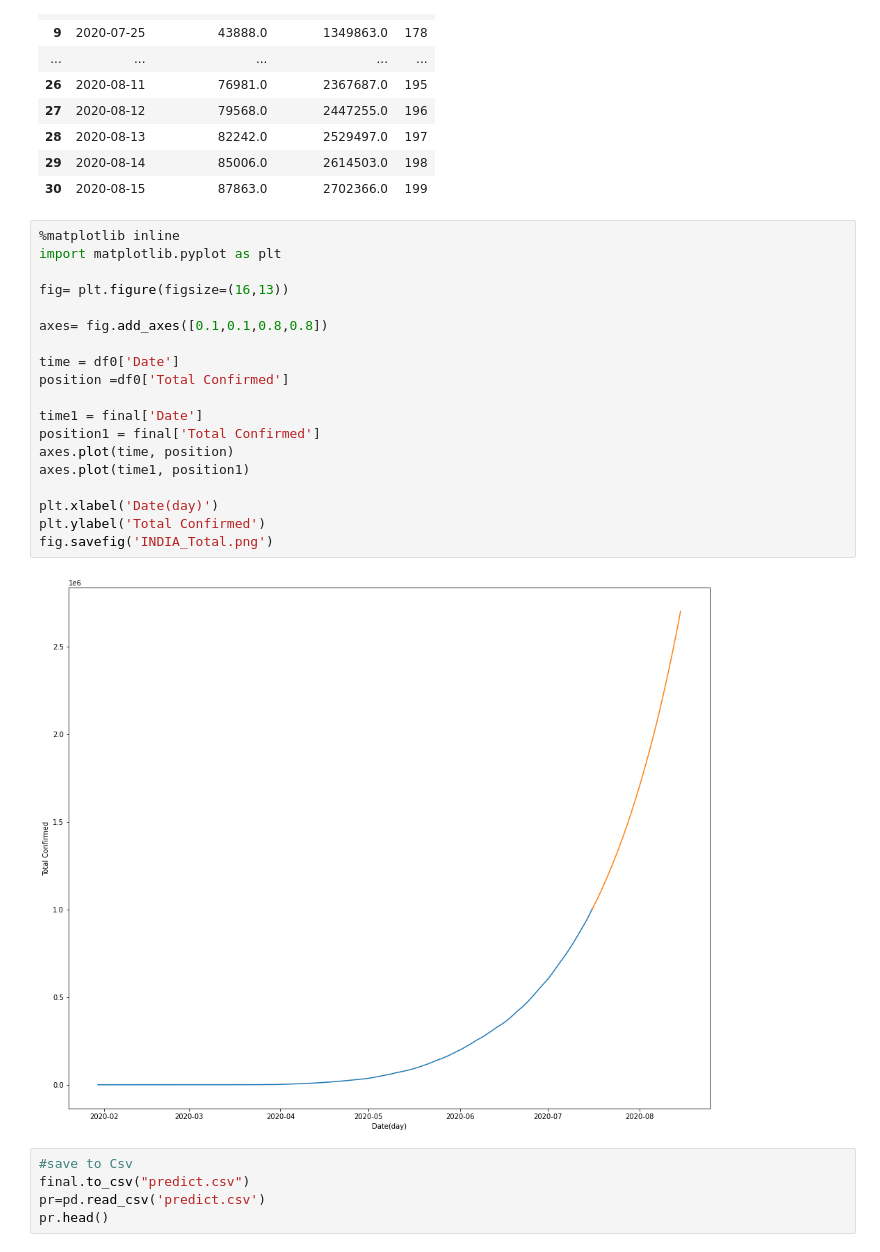
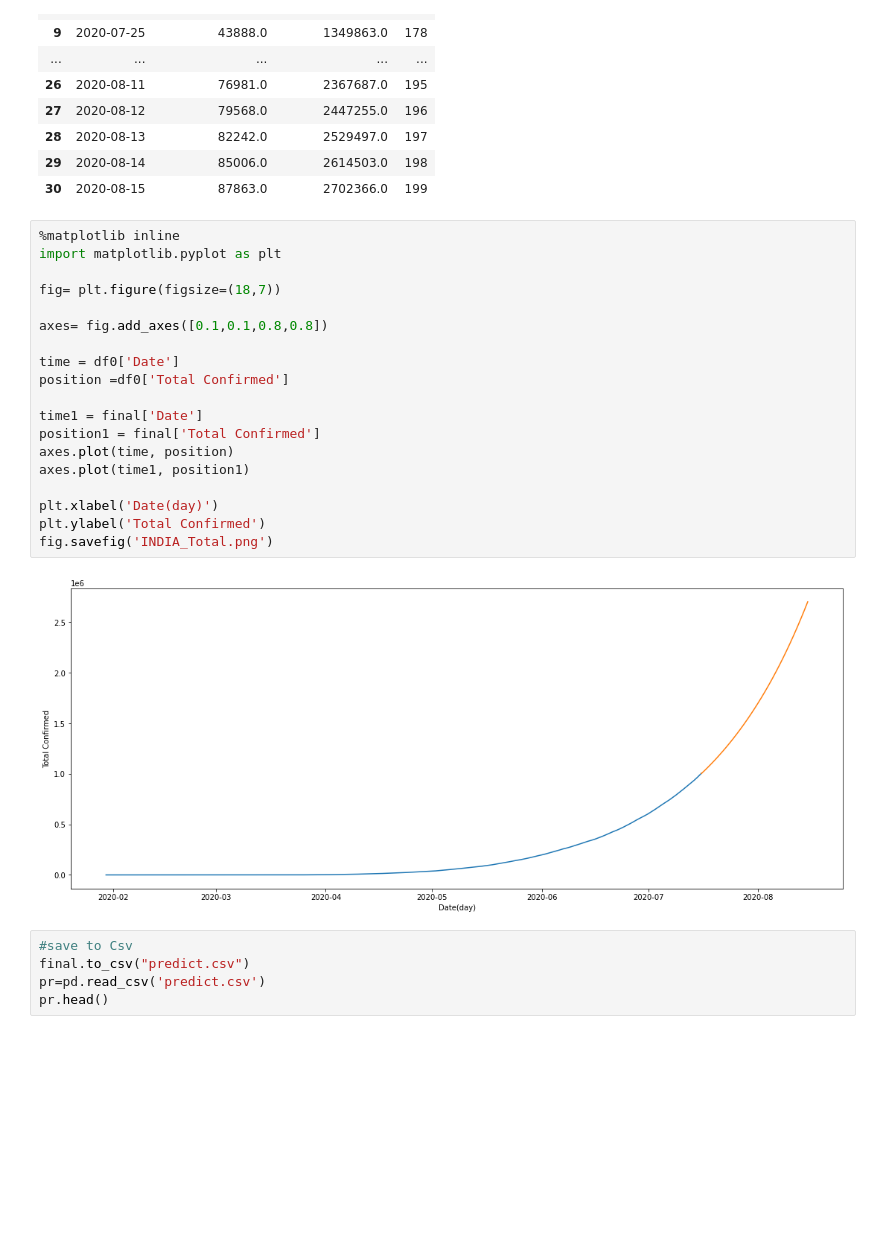
Before and after one commit to skbhere/COVID-19-Case-Forecasting, a Jupyter notebook: 00_India_prediction.ipynb, the cells around one changed output. Saved outputs shown, nothing was run; the diff lists cells and outputs as text; blank space fills up the shorter version.

```diff
--- a/00_India_prediction.ipynb
+++ b/00_India_prediction.ipynb
@@ -189,24 +189,24 @@ final.tail(31)
 # %%
 %matplotlib inline
 import matplotlib.pyplot as plt
 
-fig= plt.figure(figsize=(16,13))
+fig= plt.figure(figsize=(18,7))
 
 axes= fig.add_axes([0.1,0.1,0.8,0.8])
 
 time = df0['Date']
 position =df0['Total Confirmed']
 
 time1 = final['Date']
 position1 = final['Total Confirmed']
 axes.plot(time, position)
 axes.plot(time1, position1)
 
 plt.xlabel('Date(day)')
 plt.ylabel('Total Confirmed')
 fig.savefig('INDIA_Total.png')
 # %% [output]
-[figure, old version]
+[figure, new version]
 # %%
 #save to Csv
 final.to_csv("predict.csv")
```
Also changed, not shown: parts of 2 cells of this notebook.
